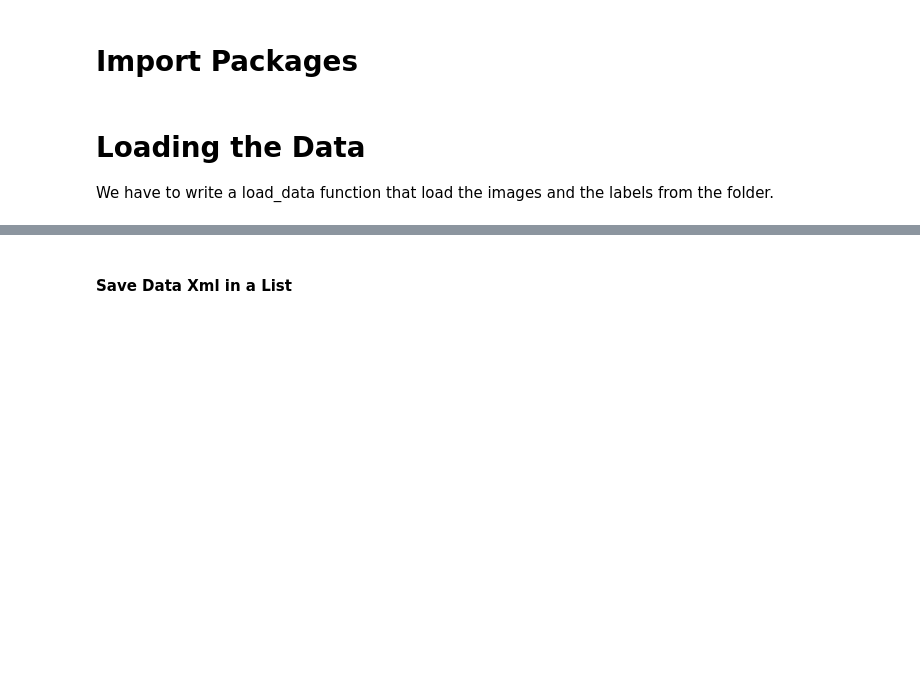
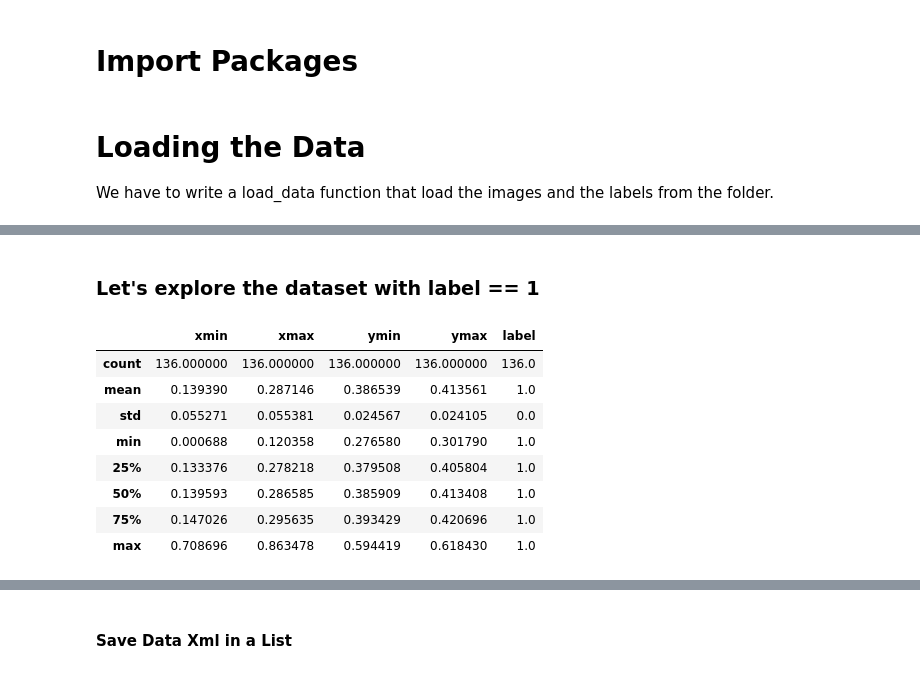
Before and after one commit to NILodio/EACD-MONOGRAFIA, a Jupyter notebook: 00_main.ipynb, the cells around one changed output, grey strips where cells are left out. Cells and saved outputs as stored; diff of their text form; code cells hidden in the pictures; blank space fills up the shorter version.

```diff
--- a/00_main.ipynb
+++ b/00_main.ipynb
@@ -68,0 +66,14 @@ def read_content(xml_file: str):
+# %% [markdown]
+### Let's explore the dataset with label == 1
+# %%
+Train[Train['label'] == 1].describe()
+# %% [output]
+|  | xmin | xmax | ymin | ymax | label |
+| count | 136.000000 | 136.000000 | 136.000000 | 136.000000 | 136.0 |
+| mean | 0.139390 | 0.287146 | 0.386539 | 0.413561 | 1.0 |
+| std | 0.055271 | 0.055381 | 0.024567 | 0.024105 | 0.0 |
+| min | 0.000688 | 0.120358 | 0.276580 | 0.301790 | 1.0 |
+| 25% | 0.133376 | 0.278218 | 0.379508 | 0.405804 | 1.0 |
+| 50% | 0.139593 | 0.286585 | 0.385909 | 0.413408 | 1.0 |
+| 75% | 0.147026 | 0.295635 | 0.393429 | 0.420696 | 1.0 |
+| max | 0.708696 | 0.863478 | 0.594419 | 0.618430 | 1.0 |
```
Also changed, not shown: parts of 21 cells of this notebook, 3 other files.
